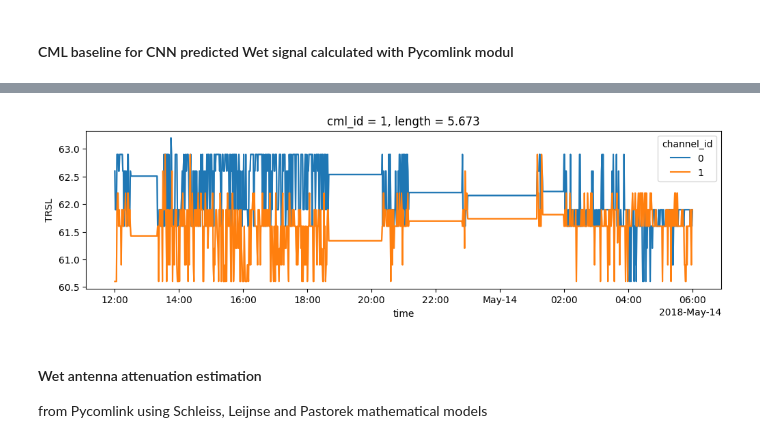
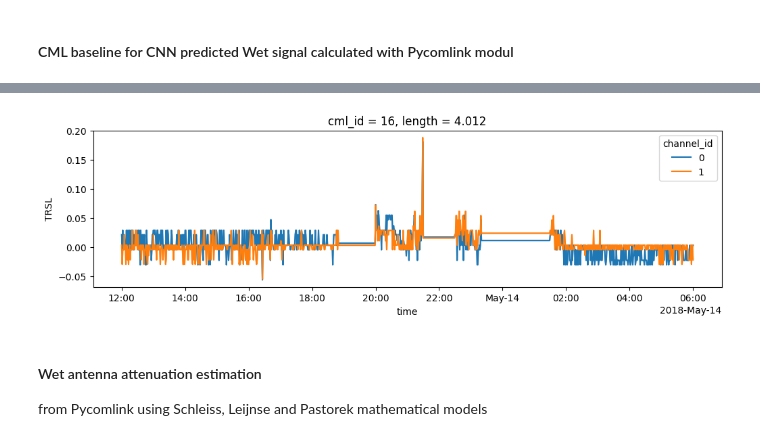
Before and after one commit to xkalet07/cml_wd_telcosense, a Jupyter notebook: 02_train_full_dataset.ipynb, the cells around one changed output, grey strips where cells are left out. Saved outputs shown, nothing was run; the diff lists cells and outputs as text; code cells hidden in the pictures.

Commit message:
baseline to do

```diff
--- a/02_train_full_dataset.ipynb
+++ b/02_train_full_dataset.ipynb
@@ -536,6 +539,6 @@ Text(0.5, 1.0, 'CNN')
 # %% [markdown]
 #### old: Metrics for one cml
 # %%
-cml_k = 0
+cml_k = '16'
 # %%
 # ROC curve
@@ -626,8 +630,8 @@ time_waa = ds.time.values.reshape(-1)                  # to be dimension again
 # cnn_wd upsampled 10 times
 ds_waa = xr.Dataset({
     'trsl': (('cml_id','channel_id', 'time'), trsl_waa),
-    'cnn_wd': (('cml_id','time'), cnn_waa)
-}, coords={'cml_id': np.arange(num_cmls),
+    'cnn_wd': (('cml_id','time'), cnn_waa) #,    'R_ref': (('cml_id','time'), R_ref_waa)
+}, coords={'cml_id': cml_id[:num_cmls],
            'channel_id': np.arange(2),
            'time': time_waa,
            'length':(('cml_id'), length[:num_cmls]),                                  #single value is never a dimension
@@ -652,9 +641,2 @@ Data variables:
 # %% [markdown]
 #### CML baseline for CNN predicted Wet signal calculated with Pycomlink modul
-# %%
-ds_waa['baseline'] = xr.apply_ufunc(
-        pycml.processing.baseline.baseline_constant,
-        ds_waa['trsl'],                # First argument: trsl_values
-        ds_waa['cnn_wd'],              # Second argument: cnn_wd_values
-        50             # Enable vectorization across dimensions
-)
@@ -677,13 +643,14 @@ Data variables:
 # %%
-ds_waa['baseline'] = ds_waa.trsl
-# Loop through each cml_id
+# assign baseline for each cml
+baseline = trsl_waa
+
 for i in range(num_cmls):
-    trsl_values = ds_waa.trsl.isel(cml_id=i)
-    wet_values = ds_waa.cnn_wd.isel(cml_id=i)
 
     # Call the baseline function
-    ds_waa['baseline'][i] = pycml.processing.baseline.baseline_constant(
-        trsl=trsl_values,
-        wet=wet_values,
+    baseline[i] = pycml.processing.baseline.baseline_constant(
+        trsl=ds_waa.trsl.isel(cml_id=i),
+        wet=ds_waa.cnn_wd.isel(cml_id=i),
         n_average_last_dry=50
     )
+
+ds_waa['baseline'] = (('cml_id','channel_id', 'time'), baseline)
@@ -723,12 +657,12 @@ Data variables:
 # %%
 fig, ax = plt.subplots(figsize=(12,3))
 
-ds_waa.trsl[1].sel(time=slice('2018-05-13T12:00', '2018-05-14T06:00')).plot.line(x='time', alpha=0.5)
+ds_waa.trsl.sel(cml_id=cml_k, time=slice('2018-05-13T12:00', '2018-05-14T06:00')).plot.line(x='time', alpha=0.5)
 plt.gca().set_prop_cycle(None)  # reuse plot colors
-ds_waa.baseline[1].sel(time=slice('2018-05-13T12:00', '2018-05-14T06:00')).plot.line(x='time');
+ds_waa.baseline.sel(cml_id=cml_k, time=slice('2018-05-13T12:00', '2018-05-14T06:00')).plot.line(x='time');
 plt.ylabel('TRSL');
 # %% [output]
-[figure, old version]
+[figure, new version]
 # %% [markdown]
 #### Wet antenna attenuation estimation
 from Pycomlink using Schleiss, Leijnse and Pastorek mathematical models
```
Also changed, not shown: parts of 29 cells of this notebook.
